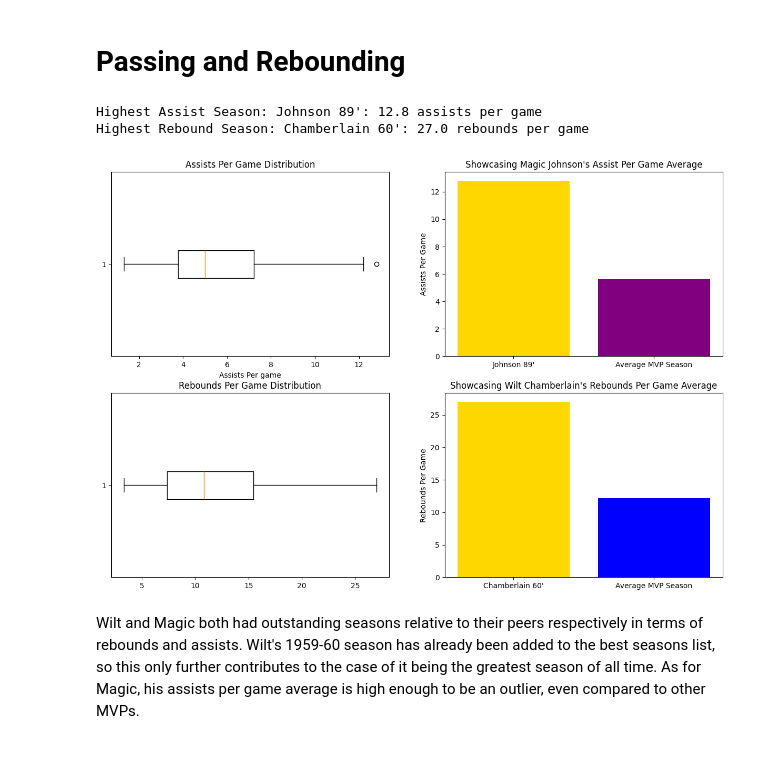
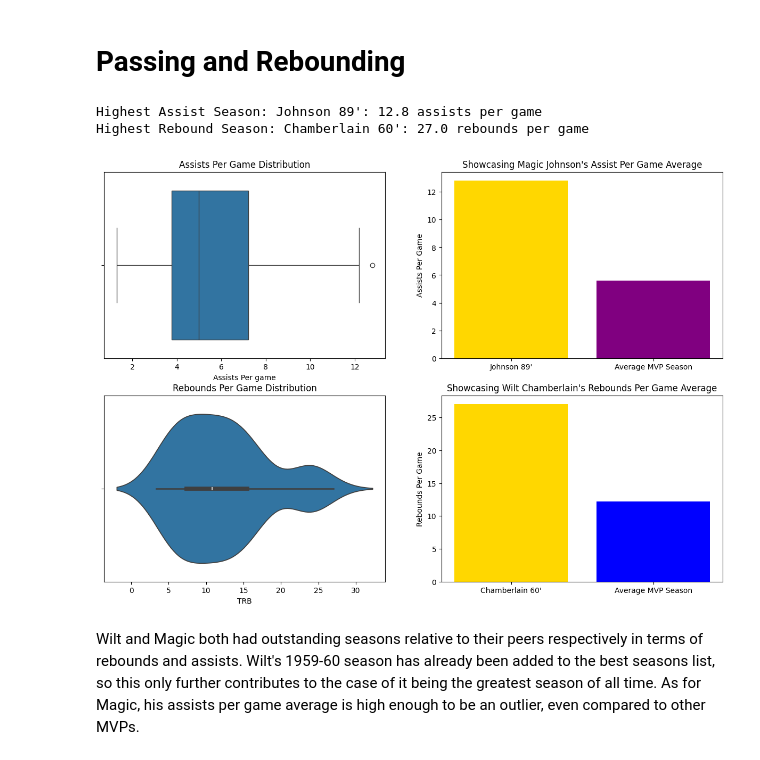
Before and after one commit to BrandonYChan/Data-Visualization-Project, a Jupyter notebook: MVP.ipynb, the cells around one changed output. Drawn from its saved outputs; the diff is of its cells as text; code cells hidden in the pictures.

Commit message:
Boxplot adjustments

```diff
--- a/MVP.ipynb
+++ b/MVP.ipynb
@@ -130,40 +128,39 @@ This is admittedly a bit of a confusing plot, but I wanted to encompase all 3 ar
 fig, ax = plt.subplots(ncols=2, nrows=2, figsize=(15,10))
 
 # Upon visualizing the boxplot of assists, there is one clear outlier of a season
-ax[0][0].boxplot(MVP['AST'], vert=False)
+sns.boxplot(MVP, x='AST', ax=ax[0][0])
 ax[0][0].set_title("Assists Per Game Distribution")
 ax[0][0].set_xlabel("Assists Per game")
 
 # Finding and outputting the outlier season
 max_ast = np.argmax(MVP['AST'])
 top_ast_ssn=MVP.iloc[max_ast]
-best_seasons.append(top_ast_ssn)
 print(f'Highest Assist Season: {top_ast_ssn.Keys}: {top_ast_ssn.AST} assists per game')
 
 # Comparing Magic Johnson's assists per game to the player's average assists per game
 colors = ['gold', 'purple']
 mean_ast_ssn = np.mean(MVP.AST)
 ax[0][1].bar([top_ast_ssn.Keys, 'Average MVP Season'],[top_ast_ssn.AST,mean_ast_ssn], color=colors)
 ax[0][1].set_ylabel("Assists Per Game")
 ax[0][1].set_title("Showcasing Magic Johnson's Assist Per Game Average")
 
 # Repeating the same process for rebounds per game
 
-ax[1][0].boxplot(MVP['TRB'], vert=False)
+sns.violinplot(data=MVP, x='TRB', ax=ax[1][0])
 ax[1][0].set_title("Rebounds Per Game Distribution")
 
 max_trb = np.argmax(MVP['TRB'])
 top_trb_ssn = MVP.iloc[max_trb]
 print(f'Highest Rebound Season: {top_trb_ssn.Keys}: {top_trb_ssn.TRB} rebounds per game')
 ax[1][1].bar([top_trb_ssn.Keys, 'Average MVP Season'],[top_trb_ssn['TRB'], np.mean(MVP['TRB'])], color=['gold', 'blue'])
 ax[1][1].set_title("Showcasing Wilt Chamberlain's Rebounds Per Game Average")
 ax[1][1].set_ylabel("Rebounds Per Game")
 
 plt.show()
 # %% [output]
 Highest Assist Season: Johnson 89': 12.8 assists per game
 Highest Rebound Season: Chamberlain 60': 27.0 rebounds per game
-[figure, old version]
+[figure, new version]
 # %% [markdown]
 Wilt and Magic both had outstanding seasons relative to their peers respectively in terms of rebounds and assists. Wilt's 1959-60 season has already been added to the best seasons list, so this only further contributes to the case of it being the greatest season of all time. As for Magic, his assists per game average is high enough to be an outlier, even compared to other MVPs.
 # %% [markdown]
```
Also changed, not shown: parts of 5 cells of this notebook.
